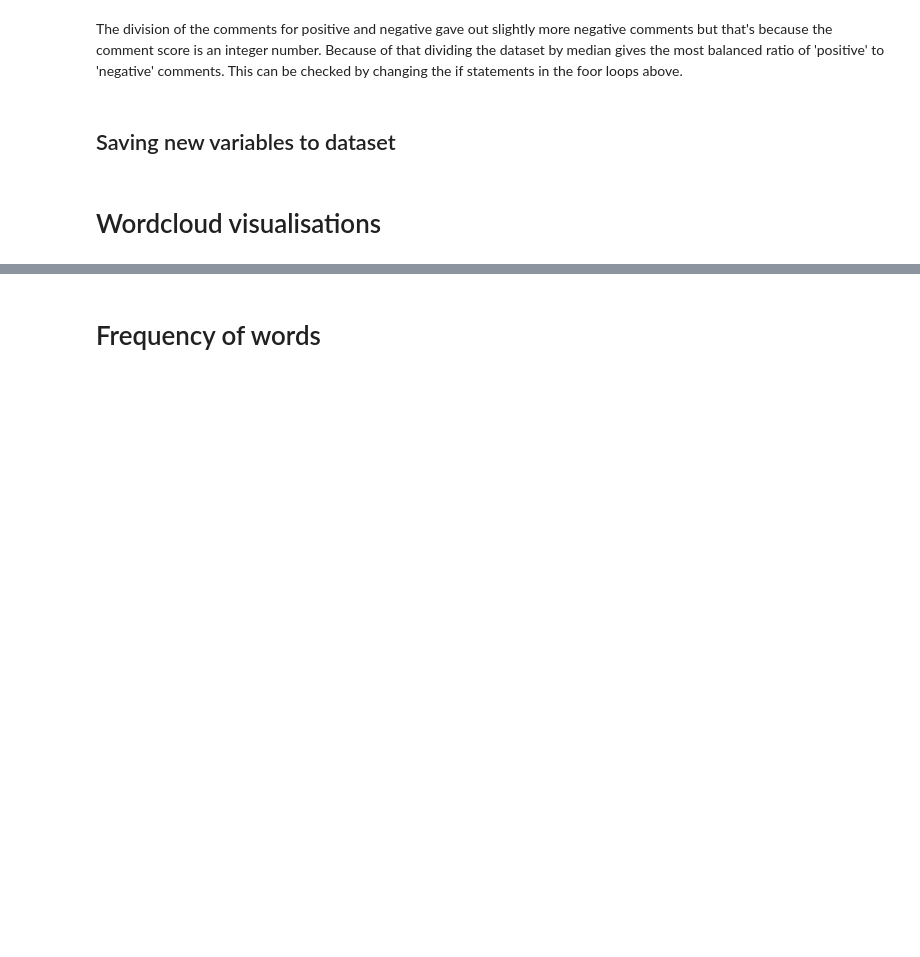
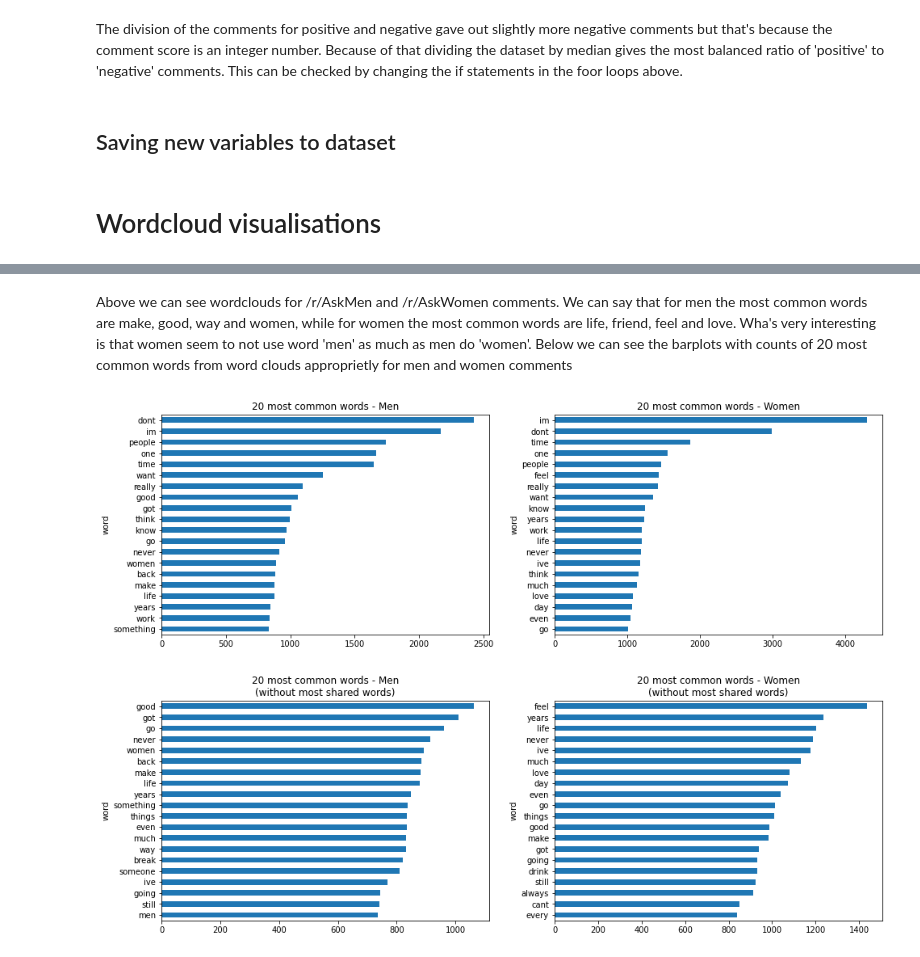
Before and after one commit to kgronek3/TMSMM_Project, a Jupyter notebook: 3_visualization.ipynb, the cells around one changed output, grey strips where cells are left out. Drawn from its saved outputs; the diff is of its cells as text; code cells hidden in the pictures; blank space fills up the shorter version.

```diff
--- a/3_visualization.ipynb
+++ b/3_visualization.ipynb
@@ -281,14 +306,73 @@ plt.show();
-# %% [markdown]
-# Frequency of words
+# %% [markdown]
+Above we can see wordclouds for /r/AskMen and /r/AskWomen comments. We can say that for men the most common words are make, good, way and women, while for women the most common words are life, friend, feel and love. Wha's very interesting is that women seem to not use word 'men' as much as men do 'women'. Below we can see the barplots with counts of 20 most common words from word clouds approprietly for men and women comments
 # %%
+# Frequency of words
+
 # Individual words from all comments in one list
-
 # Men - without stopwords
 all_men_tokenized = men.tokenized_wo_sw.sum()
 all_men_tokenized = destring_list(all_men_tokenized)
 all_men_tokenized_counts = Counter(all_men_tokenized)
 
 # Women - without stopwords
 all_women_tokenized = women.tokenized_wo_sw.sum()
 all_women_tokenized = destring_list(all_women_tokenized)
 all_women_tokenized_counts = Counter(all_women_tokenized)
+
+# Stopwords
+stopwords = set(STOPWORDS)
+
+freq_men = pd.DataFrame.from_records(list(dict(all_men_tokenized_counts).items()), columns = ['word', 'count'])
+freq_women = pd.DataFrame.from_records(list(dict(all_women_tokenized_counts).items()), columns = ['word', 'count'])
+
+# Removing any left over stopwords
+freq_men = freq_men[~freq_men['word'].isin(stopwords)]
+freq_men['order_of'] = list(range(0,len(freq_men)))
+freq_women = freq_women[~freq_women['word'].isin(stopwords)]
+freq_women['order_of'] = list(range(0,len(freq_women)))
+
+# Preparing datasets further
+freq_men = freq_men.sort_values(by = ['count'], ascending = False)
+freq_men['order_of'] = list(range(0,len(freq_men)))
+freq_men = freq_men.set_index('word', drop = False)
+freq_women = freq_women.sort_values(by = ['count'], ascending = False)
+freq_women['order_of'] = list(range(0,len(freq_women)))
+freq_women = freq_women.set_index('word', drop = False)
+
+# Count plots of words BEFORE removing shared common words
+fig, ax =plt.subplots(1,2, figsize = (16,5))
+freq_men['count'].loc[freq_men['order_of'] < 20].plot.barh(ax = ax[0],legend = None).set(title = "20 most common words - Men");
+ax[0].invert_yaxis()
+freq_women['count'].loc[freq_women['order_of'] < 20].plot.barh(ax = ax[1],legend = None).set(title = "20 most common words - Women");
+ax[1].invert_yaxis()
+plt.show();
+
+# Shared words between men and women comments
+stopwords.add("one")
+stopwords.add("im")
+stopwords.add("time")
+stopwords.add("dont")
+stopwords.add("people")
+stopwords.add("thing")
+stopwords.add("work")
+stopwords.add("want")
+stopwords.add("think")
+stopwords.add("know")
+stopwords.add("really")
+
+# Removing shared words
+freq_men = freq_men[~freq_men['word'].isin(stopwords)]
+freq_men['order_of'] = list(range(0,len(freq_men)))
+freq_women = freq_women[~freq_women['word'].isin(stopwords)]
+freq_women['order_of'] = list(range(0,len(freq_women)))
+
+# Count plots of words AFTER removing shared common words
+fig, ax =plt.subplots(1,2, figsize = (16,5))
+freq_men['count'].loc[freq_men['order_of'] < 20].plot.barh(ax = ax[0],legend = None).set(title = "20 most common words - Men\n(without most shared words)");
+ax[0].invert_yaxis()
+freq_women['count'].loc[freq_women['order_of'] < 20].plot.barh(ax = ax[1],legend = None).set(title = "20 most common words - Women\n(without most shared words)");
+ax[1].invert_yaxis()
+plt.show();
+# %% [output]
+[figure, added]
+[figure, added]
```
Also changed, not shown: parts of 16 cells of this notebook, 5 other files.
